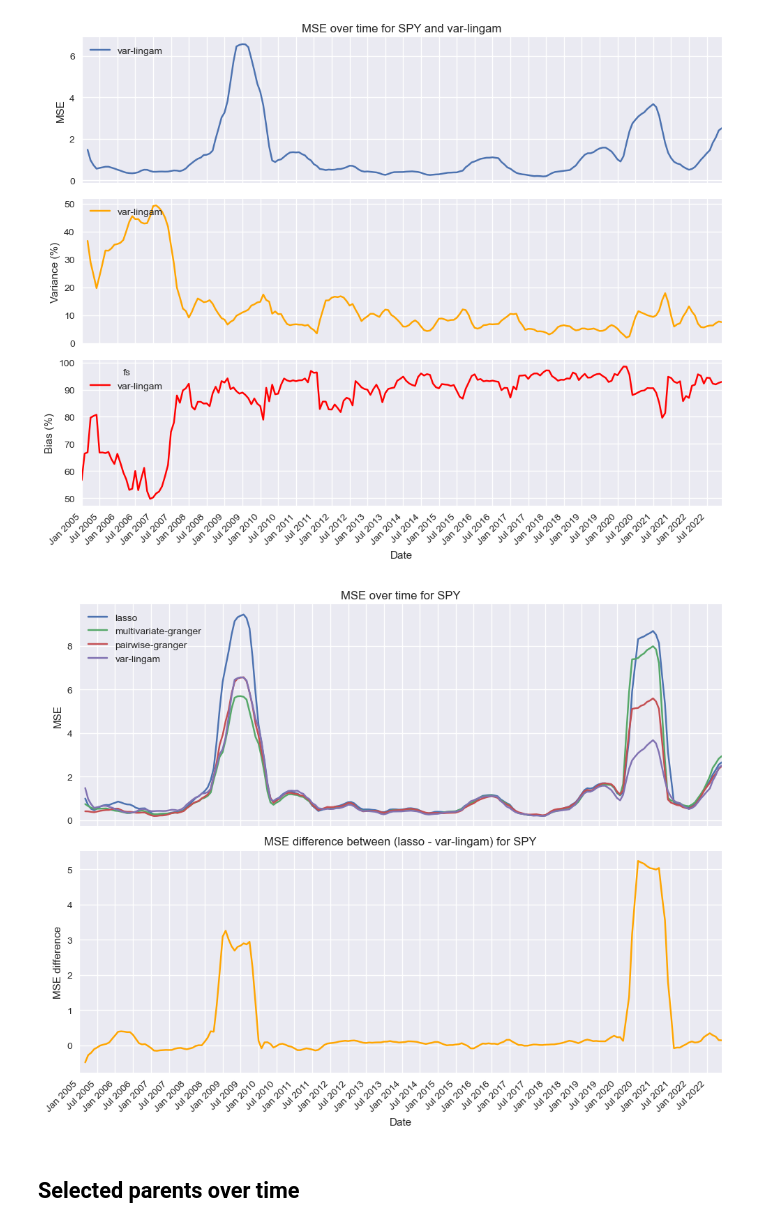
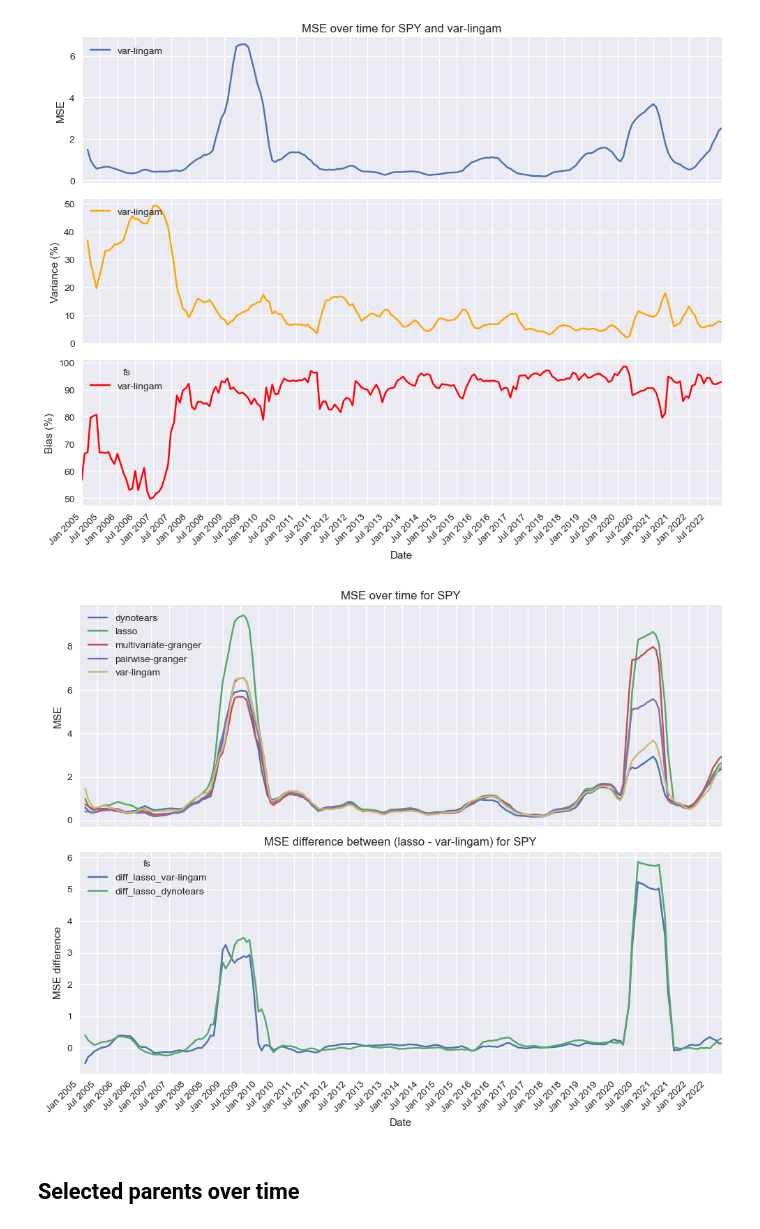
Before and after one commit to dcuoliveira/cml-fin, a Jupyter notebook: src/results_report_large.ipynb, the cells around one changed output. Drawn from its saved outputs; the diff is of its cells as text; code cells hidden in the pictures.

Commit message:
add dynotears to resulst

```diff
--- a/src/results_report_large.ipynb
+++ b/src/results_report_large.ipynb
@@ -17,7 +17,7 @@ plt.style.use('seaborn')
 outputs_path = os.path.join(os.path.dirname(os.getcwd()), "src", "data", "outputs")
 des = pd.read_csv(os.path.join(os.getcwd(), 'data', 'utils', 'fredmd_description.csv'), sep=';')
 
-fs_methods = ["lasso", "multivariate-granger", "pairwise-granger", "var-lingam"]
+fs_methods = ["lasso", "multivariate-granger", "pairwise-granger", "var-lingam", "dynotears"]
 metric_names = ["stability", "mse", "mae"]
 etf_focus = None
 stability_threshold = 0.8
@@ -207,36 +207,37 @@ plt.show()
 for etf in ["SPY"]:# all_rolling_metrics_df["etf"].unique():
     etf_rolling_metrics_df = all_rolling_metrics_df.loc[(all_rolling_metrics_df["etf"] == etf)&(all_rolling_metrics_df["variable"]=="rolling_mse")].pivot_table(index=["date"], columns=["fs"], values=["value"])
     etf_rolling_metrics_df.columns = etf_rolling_metrics_df.columns.droplevel()
     etf_rolling_metrics_df = etf_rolling_metrics_df.rolling(3).mean()
     etf_rolling_metrics_df["diff_lasso_var-lingam"] = etf_rolling_metrics_df["lasso"] - etf_rolling_metrics_df["var-lingam"]
+    etf_rolling_metrics_df["diff_lasso_dynotears"] = etf_rolling_metrics_df["lasso"] - etf_rolling_metrics_df["dynotears"]
 
     # Plotting
     fig, axs = plt.subplots(2, 1, figsize=(10, 8), sharex=True)
 
     # Plotting on the upper subplot
-    etf_rolling_metrics_df.drop(["diff_lasso_var-lingam"], axis=1).plot(ax=axs[0])
+    etf_rolling_metrics_df.drop(["diff_lasso_var-lingam", "diff_lasso_dynotears"], axis=1).plot(ax=axs[0])
     axs[0].set_title(f'MSE over time for {etf}')
     axs[0].set_ylabel('MSE')
     axs[0].legend(loc='upper left')
 
     # Plotting on the lower subplot
-    etf_rolling_metrics_df["diff_lasso_var-lingam"].plot(ax=axs[1], color='orange')
+    etf_rolling_metrics_df[["diff_lasso_var-lingam", "diff_lasso_dynotears"]].plot(ax=axs[1])
     axs[1].set_title(f'MSE difference between (lasso - var-lingam) for {etf}')
     axs[1].set_xlabel('Date')
     axs[1].set_ylabel('MSE difference')
 
     # Adding months and years to the index of the plot
     tick_positions = etf_rolling_metrics_df.index[::6]  # Show every 6th date
     axs[1].set_xticks(tick_positions)
     axs[1].set_xticklabels(tick_positions.strftime('%b %Y'), rotation=45, ha='right')
 
     # Adjust layout for better visualization
     plt.tight_layout()
 
     # Show the plot
     plt.show()
 # %% [output]
-[figure, old version]
+[figure, new version]
 # %% [markdown]
 ## Selected parents over time
 # %%
```
Also changed, not shown: parts of 11 cells of this notebook.
